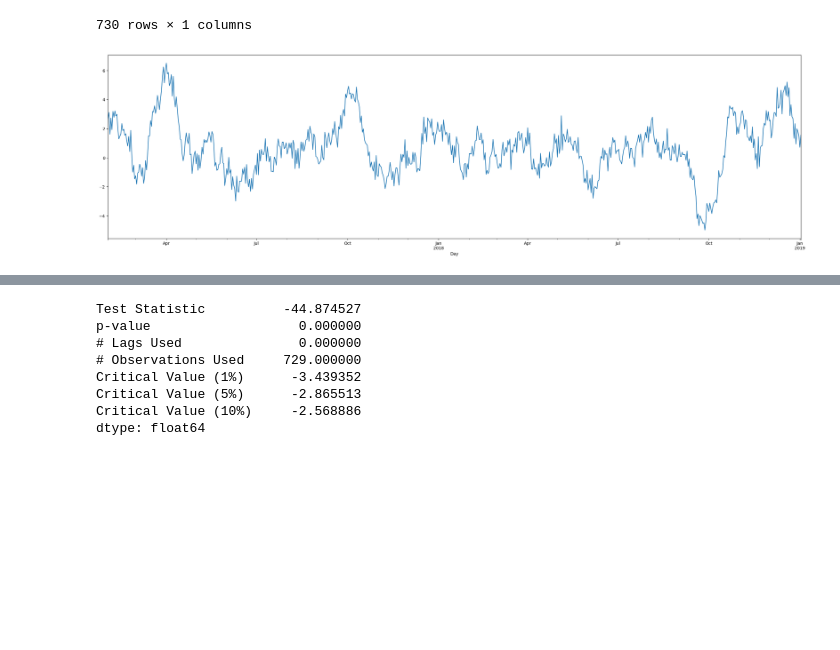
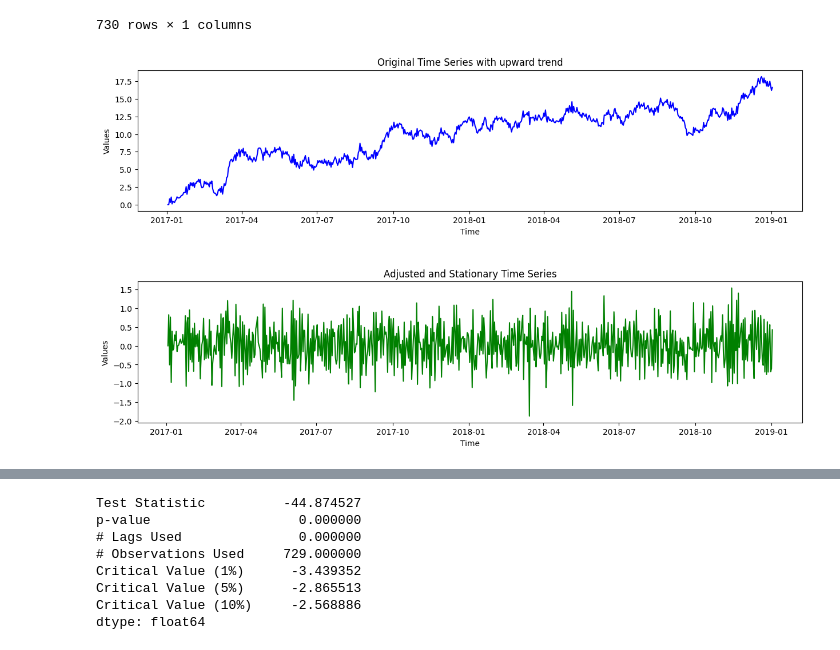
Before and after one commit to cfreeman22/D213, a Jupyter notebook: D213_task1_b.ipynb, the cells around one changed output, grey strips where cells are left out. Saved outputs shown, nothing was run; the diff lists cells and outputs as text; code cells hidden in the pictures; blank space fills up the shorter version.

```diff
--- a/D213_task1_b.ipynb
+++ b/D213_task1_b.ipynb
@@ -117,5 +117,3 @@ dtype: float64
 - Adjusting the statonarity of the data
 - Checking for nulls, duplicates
 - Make a Clean copy
-# %%
-data["seasonal diference"] = data['Revenue']- data['Revenue'].shift(30)
@@ -161,2 +119,0 @@ fig = sm.graphics.tsa.plot_pacf(data['seasonal diference'].iloc[31:], lags= 250,
-# %%
-data = data.rename(columns={'seasonal diference':'Revenue_diff'})
@@ -232,9 +136,21 @@ data_diff
 | 2019-01-01 | -0.608824 |
 | 2019-01-02 | 0.425985 |
 730 rows × 1 columns
-# %%
-#Plotting the adjusted data
-data_diff2.plot(figsize=(30, 8))
-plt.show()
-# %% [output]
-[figure, removed]
+# %%
+# Create a figure with two subplots
+fig, (ax1, ax2) = plt.subplots(2, 1, figsize=(15, 8))
+# Add data and labels to the first subplot
+ax1.plot(data["Revenue"], color='blue')
+ax1.set_title('Original Time Series with upward trend')
+ax1.set_xlabel('Time')
+ax1.set_ylabel('Values')
+# Add data and labels to the second subplot
+ax2.plot(data_diff['Revenue'], color='green')
+ax2.set_title('Adjusted and Stationary Time Series')
+ax2.set_xlabel('Time')
+ax2.set_ylabel('Values')
+# Add spacing between subplots and display the figure
+plt.subplots_adjust(hspace=0.5)
+plt.show()
+# %% [output]
+[figure, added]
```
Also changed, not shown: parts of 33 cells of this notebook.
